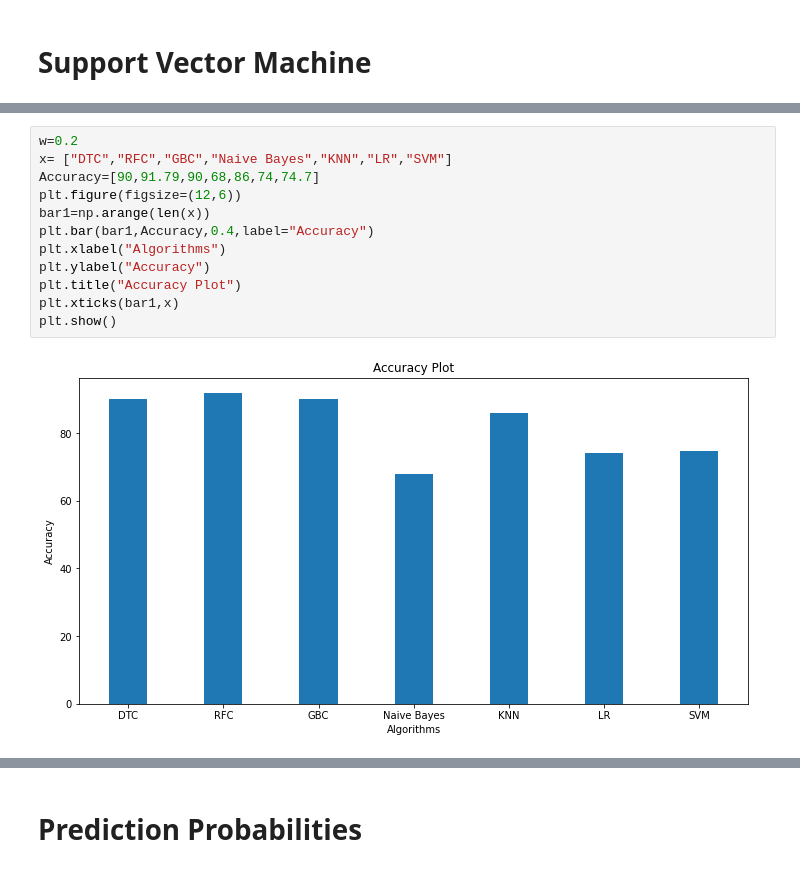
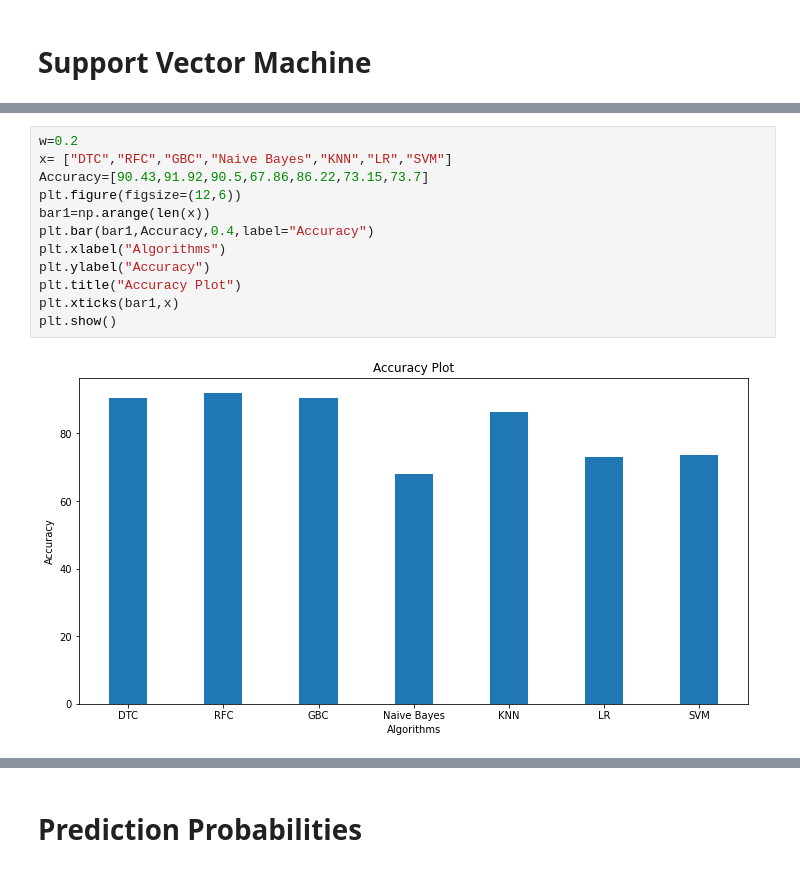
Before and after one commit to AniShama/thesis-data, a Jupyter notebook: feature importance.ipynb, the cells around one changed output, grey strips where cells are left out. Saved outputs shown, nothing was run; the diff lists cells and outputs as text.

```diff
--- a/feature importance.ipynb
+++ b/feature importance.ipynb
@@ -826,17 +838,17 @@ weighted avg       0.75      0.74      0.74      3304
 # %%
 w=0.2
 x= ["DTC","RFC","GBC","Naive Bayes","KNN","LR","SVM"]
-Accuracy=[90,91.79,90,68,86,74,74.7]
+Accuracy=[90.43,91.92,90.5,67.86,86.22,73.15,73.7]
 plt.figure(figsize=(12,6))
 bar1=np.arange(len(x))
 plt.bar(bar1,Accuracy,0.4,label="Accuracy")
 plt.xlabel("Algorithms")
 plt.ylabel("Accuracy")
 plt.title("Accuracy Plot")
 plt.xticks(bar1,x)
 plt.show()
 # %% [output]
-[figure, old version]
+[figure, new version]
 # %%
 w=0.1
 x=["Accuracy","Precision","Recall","F1-score"]
```
Also changed, not shown: parts of 38 cells of this notebook.
